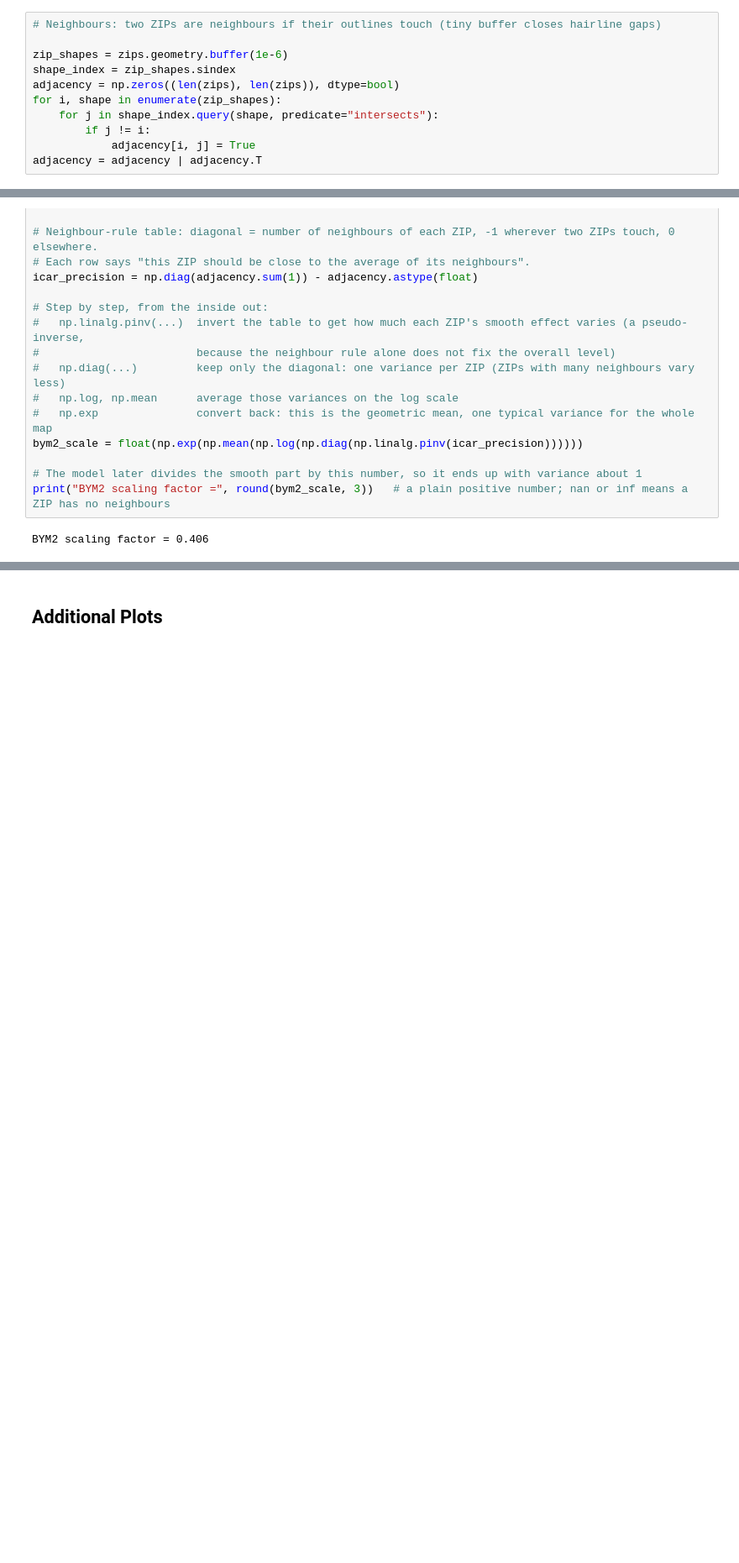
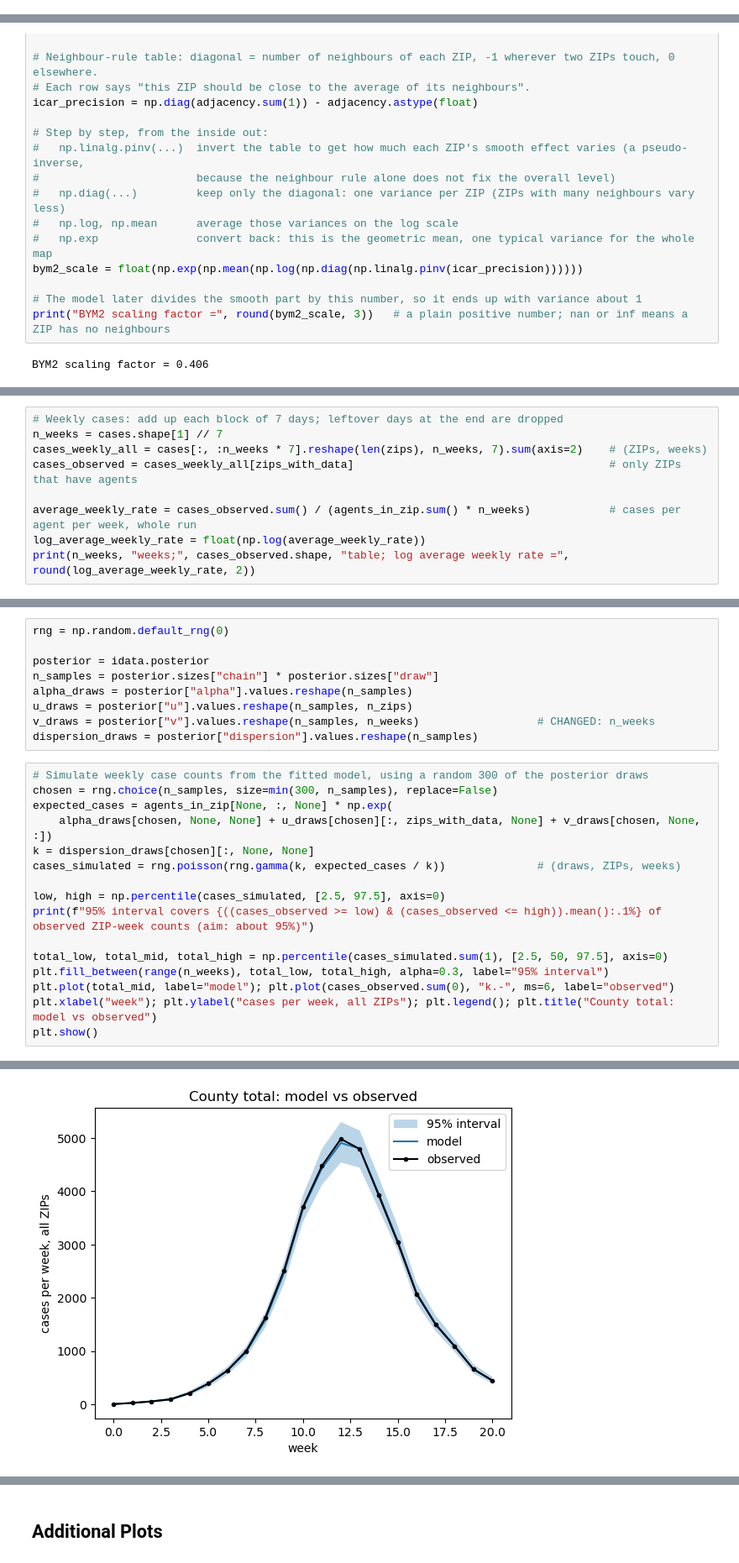
Before and after one commit to andersen-lab/covasim4wastewater, a Jupyter notebook: spatial_modeling/Bayesian_spatiotemporal_model_testing/1_Explore_spatial_data_SD.ipynb, the cells around one changed output, grey strips where cells are left out. Shown at 84% size. Cells and saved outputs as stored; diff of their text form; blank space fills up the shorter version.

Commit message:
Forecasts from Bayesian spatial temporal model

```diff
--- a/spatial_modeling/Bayesian_spatiotemporal_model_testing/1_Explore_spatial_data_SD.ipynb
+++ b/spatial_modeling/Bayesian_spatiotemporal_model_testing/1_Explore_spatial_data_SD.ipynb
@@ -370,14 +351,3 @@ weekly table shape (ZIPs, weeks): (113, 21)  (dropped 4 leftover days)
 ## Bayesian Spatial Model setup
 # %% [markdown]
 #### i. Create Adjacency Matrix - Define neighbouring ZIPs
-# %%
-# Neighbours: two ZIPs are neighbours if their outlines touch (tiny buffer closes hairline gaps)
-
-zip_shapes = zips.geometry.buffer(1e-6)
-shape_index = zip_shapes.sindex
-adjacency = np.zeros((len(zips), len(zips)), dtype=bool)
-for i, shape in enumerate(zip_shapes):
-    for j in shape_index.query(shape, predicate="intersects"):
-        if j != i:
-            adjacency[i, j] = True
-adjacency = adjacency | adjacency.T
@@ -680,0 +657,9 @@ print("divergences:", int(idata.sample_stats["diverging"].sum()))
+# %%
+# Weekly cases: add up each block of 7 days; leftover days at the end are dropped
+n_weeks = cases.shape[1] // 7
+cases_weekly_all = cases[:, :n_weeks * 7].reshape(len(zips), n_weeks, 7).sum(axis=2)    # (ZIPs, weeks)
+cases_observed = cases_weekly_all[zips_with_data]                                       # only ZIPs that have agents
+
+average_weekly_rate = cases_observed.sum() / (agents_in_zip.sum() * n_weeks)            # cases per agent per week, whole run
+log_average_weekly_rate = float(np.log(average_weekly_rate))
+print(n_weeks, "weeks;", cases_observed.shape, "table; log average weekly rate =", round(log_average_weekly_rate, 2))
@@ -680,0 +776,26 @@ print("divergences:", int(idata.sample_stats["diverging"].sum()))
+# %%
+rng = np.random.default_rng(0)
+
+posterior = idata.posterior
+n_samples = posterior.sizes["chain"] * posterior.sizes["draw"]
+alpha_draws = posterior["alpha"].values.reshape(n_samples)
+u_draws = posterior["u"].values.reshape(n_samples, n_zips)
+v_draws = posterior["v"].values.reshape(n_samples, n_weeks)                  # CHANGED: n_weeks
+dispersion_draws = posterior["dispersion"].values.reshape(n_samples)
+# %%
+# Simulate weekly case counts from the fitted model, using a random 300 of the posterior draws
+chosen = rng.choice(n_samples, size=min(300, n_samples), replace=False)
+expected_cases = agents_in_zip[None, :, None] * np.exp(
+    alpha_draws[chosen, None, None] + u_draws[chosen][:, zips_with_data, None] + v_draws[chosen, None, :])
+k = dispersion_draws[chosen][:, None, None]
+cases_simulated = rng.poisson(rng.gamma(k, expected_cases / k))              # (draws, ZIPs, weeks)
+
+low, high = np.percentile(cases_simulated, [2.5, 97.5], axis=0)
+print(f"95% interval covers {((cases_observed >= low) & (cases_observed <= high)).mean():.1%} of observed ZIP-week counts (aim: about 95%)")
+
+total_low, total_mid, total_high = np.percentile(cases_simulated.sum(1), [2.5, 50, 97.5], axis=0)
+plt.fill_between(range(n_weeks), total_low, total_high, alpha=0.3, label="95% interval")
+plt.plot(total_mid, label="model"); plt.plot(cases_observed.sum(0), "k.-", ms=6, label="observed")
+plt.xlabel("week"); plt.ylabel("cases per week, all ZIPs"); plt.legend(); plt.title("County total: model vs observed")
+plt.show()
+# %% [output]
@@ -680,0 +803 @@ print("divergences:", int(idata.sample_stats["diverging"].sum()))
+[figure, added]
```
Also changed, not shown: parts of 30 cells of this notebook.
